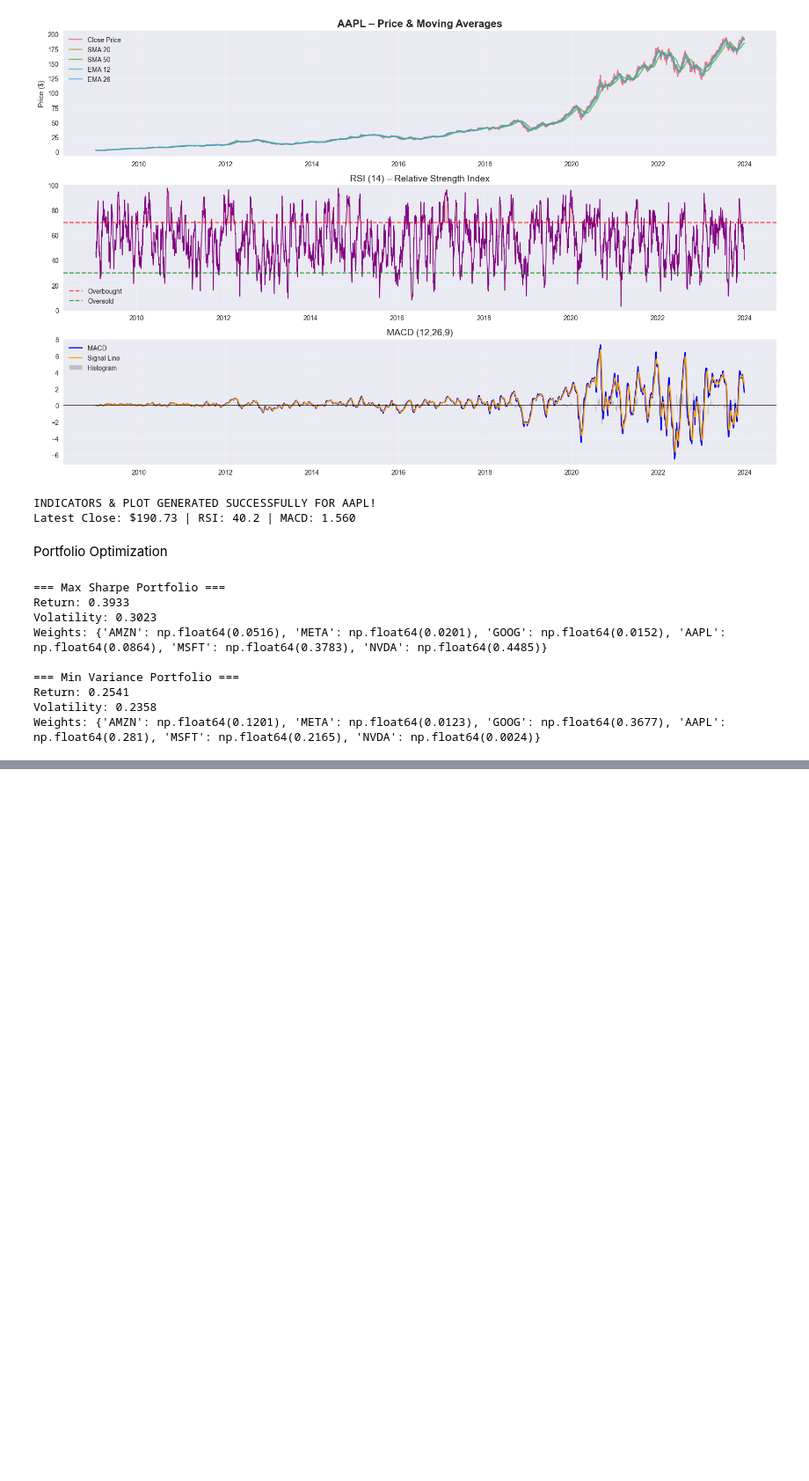
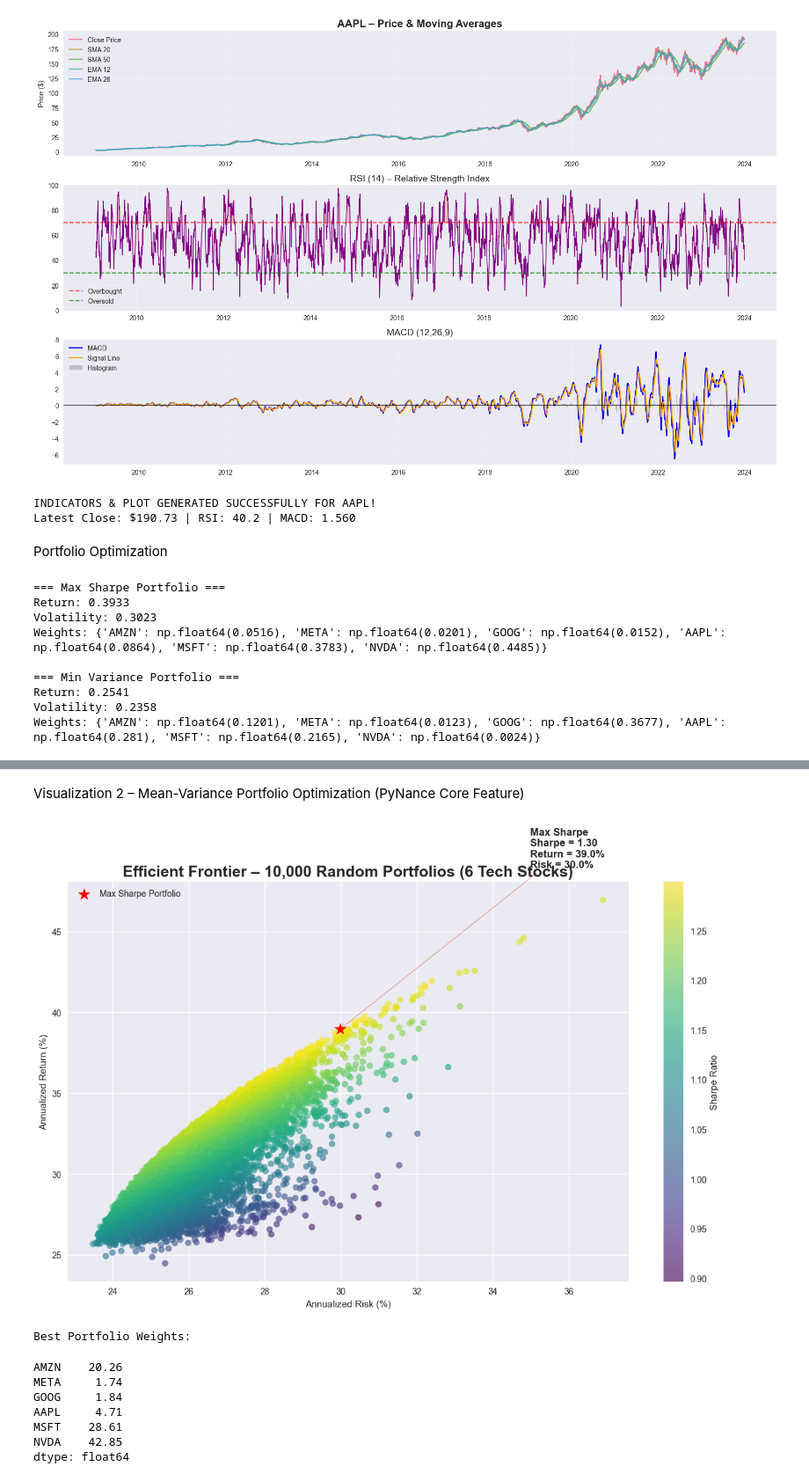
Before and after one commit to ruthasoll/Financial-analysis-challenge-week1, a Jupyter notebook: notebook/quantitative-analysis.ipynb, the cells around one changed output, grey strips where cells are left out. Shown: that part at 88% size. Drawn from its saved outputs; the diff is of its cells as text; code cells hidden in the pictures; blank space fills up the shorter version.

Commit message:
portfolio optimization with Efficient Frontier & Max Sharpe

```diff
--- a/notebook/quantitative-analysis.ipynb
+++ b/notebook/quantitative-analysis.ipynb
@@ -240,0 +439,63 @@ Weights: {'AMZN': np.float64(0.1201), 'META': np.float64(0.0123), 'GOOG': np.flo
+# %% [markdown]
+Visualization 2 – Mean-Variance Portfolio Optimization (PyNance Core Feature)
+# %%
+# PyNance-style Portfolio Optimization
+def portfolio_stats(weights, returns):
+    port_return = np.sum(returns.mean() * weights) * 252
+    port_vol = np.sqrt(np.dot(weights.T, np.dot(returns.cov() * 252, weights)))
+    sharpe = port_return / port_vol
+    return port_return, port_vol, sharpe
+
+# Efficient Frontier
+n_ports = 10000
+all_weights = np.zeros((n_ports, len(stocks)))
+all_returns = np.zeros(n_ports)
+all_vols = np.zeros(n_ports)
+all_sharpes = np.zeros(n_ports)
+
+np.random.seed(42)
+for i in range(n_ports):
+    w = np.random.random(len(stocks))
+    w /= w.sum()
+    all_weights[i,:] = w
+    ret, vol, sharpe = portfolio_stats(w, returns)
+    all_returns[i] = ret
+    all_vols[i] = vol
+    all_sharpes[i] = sharpe
+
+# Max Sharpe Portfolio
+max_sharpe_idx = np.argmax(all_sharpes)
+best_weights = all_weights[max_sharpe_idx]
+
+# Plot Efficient Frontier
+plt.figure(figsize=(12, 8))
+plt.scatter(all_vols*100, all_returns*100, c=all_sharpes, cmap='viridis', alpha=0.6)
+plt.colorbar(label='Sharpe Ratio')
+plt.scatter(all_vols[max_sharpe_idx]*100, all_returns[max_sharpe_idx]*100,
+            c='red', s=200, marker='*', label='Max Sharpe Portfolio')
+plt.title('Efficient Frontier – 10,000 Random Portfolios (6 Tech Stocks)', fontsize=18, fontweight='bold')
+plt.xlabel('Annualized Risk (%)')
+plt.ylabel('Annualized Return (%)')
+plt.legend()
+
+# Annotate best portfolio
+plt.annotate(f"Max Sharpe\nSharpe = {all_sharpes[max_sharpe_idx]:.2f}\nReturn = {all_returns[max_sharpe_idx]*100:.1f}%\nRisk = {all_vols[max_sharpe_idx]*100:.1f}%",
+             xy=(all_vols[max_sharpe_idx]*100, all_returns[max_sharpe_idx]*100),
+             xytext=(all_vols[max_sharpe_idx]*100 + 5, all_returns[max_sharpe_idx]*100 + 10),
+             arrowprops=dict(arrowstyle='->', color='red'), fontsize=12, fontweight='bold')
+
+plt.tight_layout()
+plt.show()
+
+print("Best Portfolio Weights:")
+pd.Series(best_weights*100, index=stocks).round(2)
+# %% [output]
+[figure, added]
+Best Portfolio Weights:
+AMZN    20.26
+META     1.74
+GOOG     1.84
+AAPL     4.71
+MSFT    28.61
+NVDA    42.85
+dtype: float64
```
Also changed, not shown: parts of 6 cells of this notebook.
